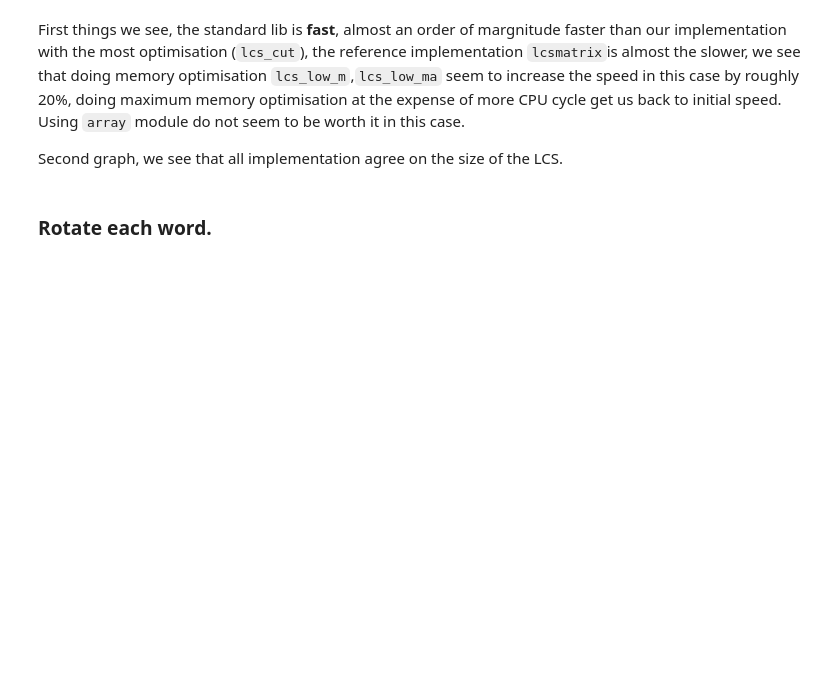
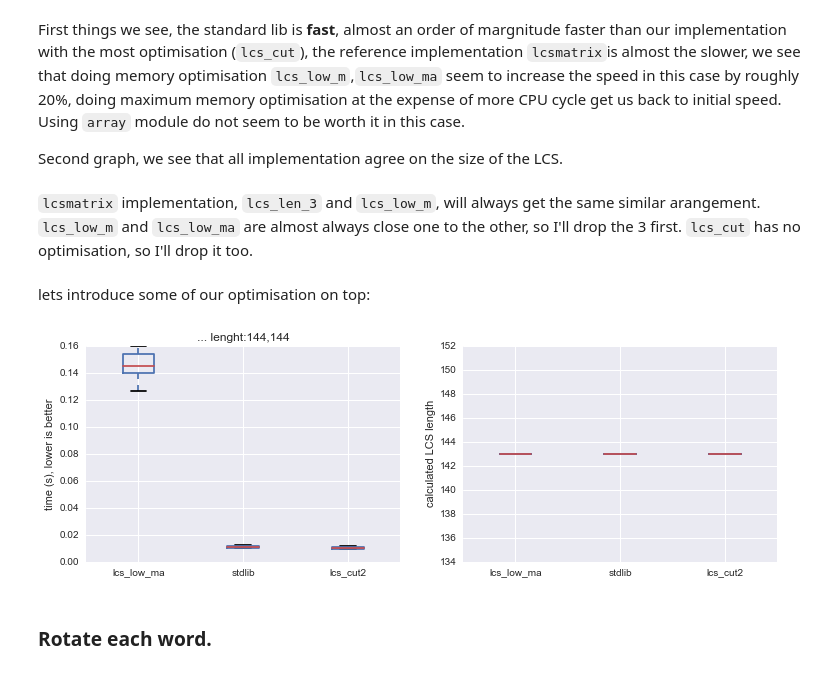
Before and after one commit to Carreau/difflib2.py, a Jupyter notebook: examples/difflib2.ipynb, the cells around one changed output. Cells and saved outputs as stored; diff of their text form; code cells hidden in the pictures; blank space fills up the shorter version.

```diff
--- a/examples/difflib2.ipynb
+++ b/examples/difflib2.ipynb
@@ -835,3 +579,6 @@ a srs
 First things we see, the standard lib is **fast**, almost an order of margnitude faster than our implementation with the most optimisation (`lcs_cut`), the reference implementation `lcsmatrix`is almost the slower, we see that doing memory optimisation `lcs_low_m`,`lcs_low_ma` seem to increase the speed in this case by roughly 20%, doing maximum memory optimisation at the expense of more CPU cycle get us back to initial speed. Using `array` module do not seem to be worth it in this case.
 
 Second graph, we see that all implementation agree on the size of the LCS.
+# %% [markdown]
+`lcsmatrix` implementation, `lcs_len_3` and `lcs_low_m`, will always get the same similar arangement. `lcs_low_m` and `lcs_low_ma` are almost always close one to the other, so I'll drop the 3 first.
+`lcs_cut` has no optimisation, so I'll drop it too.
@@ -838,3 +590,9 @@ Second graph, we see that all implementation agree on the size of the LCS.
+# %% [markdown]
+lets introduce some of our optimisation on  top:
+# %%
+test_case(case3,10,10)
+# %% [output]
+[figure, added]
 # %% [markdown]
 ### Rotate each word.
 # %% [markdown]
```
Also changed, not shown: parts of 69 cells of this notebook, 2 other files.
